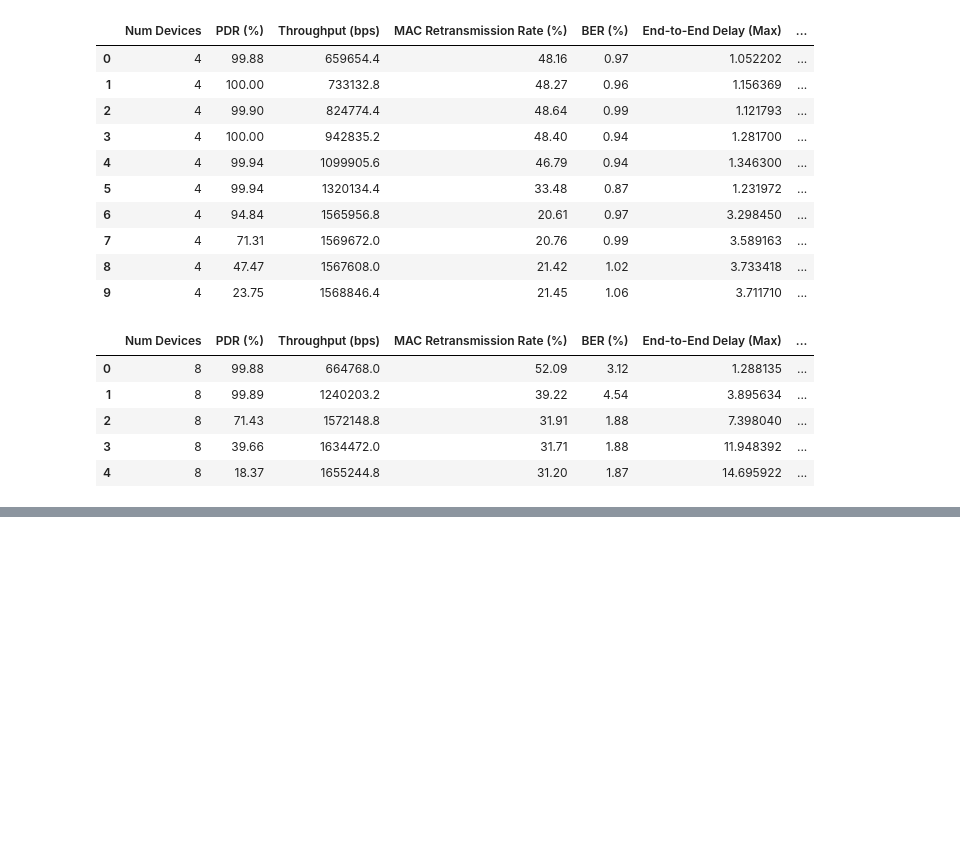
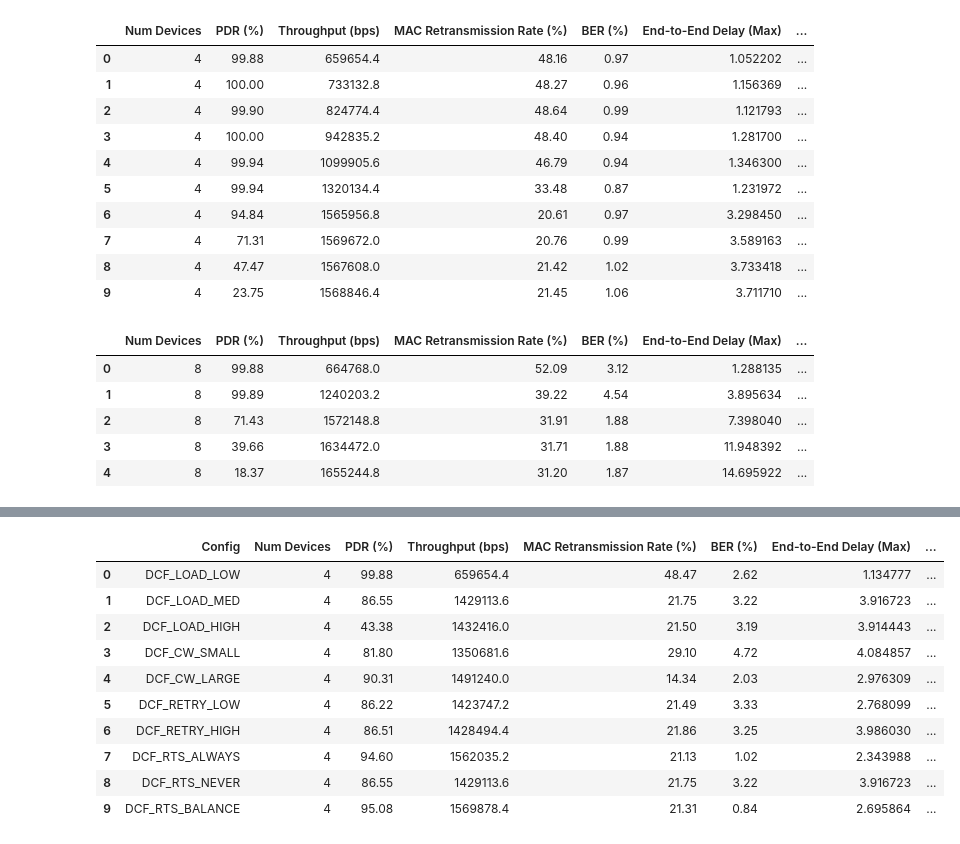
Before and after one commit to ahsanbulbul/Omnetpp-Analyzer, a Jupyter notebook: Performance Analysis.ipynb, the cells around one changed output, grey strips where cells are left out. Drawn from its saved outputs; the diff is of its cells as text; code cells hidden in the pictures; blank space fills up the shorter version.

```diff
--- a/Performance Analysis.ipynb
+++ b/Performance Analysis.ipynb
@@ -598,0 +663,62 @@ metrics_2c_df
+# %%
+# DCF configurations using existing get_df function
+dcf_configs = [
+    "DCF_LOAD_LOW",
+    "DCF_LOAD_MED",
+    "DCF_LOAD_HIGH",
+    "DCF_CW_SMALL",
+    "DCF_CW_LARGE",
+    "DCF_RETRY_LOW",
+    "DCF_RETRY_HIGH",
+    "DCF_RTS_ALWAYS",
+    "DCF_RTS_NEVER",
+    "DCF_RTS_BALANCE"
+]
+
+# Process each DCF configuration individually since they don't follow a numeric sequence
+dcf_metrics_list = []
+
+for config in dcf_configs:
+    # Construct file paths for each DCF config
+    cw_path = f'csv/{config}_cwUsed.csv'
+    dataerr_path = f'csv/{config}_DataErrorRate.csv'
+    headererr_path = f'csv/{config}_HeaderErrorRate.csv'
+    udpinfo_path = f'csv/{config}_udpPacketTransmissionInfo.csv'
+    scalar_path = f'sca/{config}.sca'
+
+    # Check if all files exist
+    file_paths = [cw_path, dataerr_path, headererr_path, udpinfo_path, scalar_path]
+    if not all(os.path.exists(path) for path in file_paths):
+        print(f"Skipping {config}: One or more files are missing.")
+        continue
+
+    # Call the function and append the results to the list
+    try:
+        metrics = get_metrics(cw_path, dataerr_path, headererr_path, udpinfo_path, scalar_path)
+        metrics['Config'] = config  # Add config name for identification
+        dcf_metrics_list.append(metrics)
+    except Exception as e:
+        print(f"Error processing {config}: {e}")
+        continue
+
+# Convert to DataFrame
+dcf_metrics_df = pd.DataFrame(dcf_metrics_list)
+
+# Reorder columns to put 'Config' first
+if 'Config' in dcf_metrics_df.columns:
+    cols = ['Config'] + [col for col in dcf_metrics_df.columns if col != 'Config']
+    dcf_metrics_df = dcf_metrics_df[cols]
+
+dcf_metrics_df
+# %% [output]
+|  | Config | Num Devices | PDR (%) | Throughput (bps) | MAC Retransmission Rate (%) | BER (%) | End-to-End Delay (Max) | ... |
+| 0 | DCF_LOAD_LOW | 4 | 99.88 | 659654.4 | 48.47 | 2.62 | 1.134777 | ... |
+| 1 | DCF_LOAD_MED | 4 | 86.55 | 1429113.6 | 21.75 | 3.22 | 3.916723 | ... |
+| 2 | DCF_LOAD_HIGH | 4 | 43.38 | 1432416.0 | 21.50 | 3.19 | 3.914443 | ... |
+| 3 | DCF_CW_SMALL | 4 | 81.80 | 1350681.6 | 29.10 | 4.72 | 4.084857 | ... |
+| 4 | DCF_CW_LARGE | 4 | 90.31 | 1491240.0 | 14.34 | 2.03 | 2.976309 | ... |
+| 5 | DCF_RETRY_LOW | 4 | 86.22 | 1423747.2 | 21.49 | 3.33 | 2.768099 | ... |
+| 6 | DCF_RETRY_HIGH | 4 | 86.51 | 1428494.4 | 21.86 | 3.25 | 3.986030 | ... |
+| 7 | DCF_RTS_ALWAYS | 4 | 94.60 | 1562035.2 | 21.13 | 1.02 | 2.343988 | ... |
+| 8 | DCF_RTS_NEVER | 4 | 86.55 | 1429113.6 | 21.75 | 3.22 | 3.916723 | ... |
+| 9 | DCF_RTS_BALANCE | 4 | 95.08 | 1569878.4 | 21.31 | 0.84 | 2.695864 | ... |
```
Also changed, not shown: parts of 3 cells of this notebook.
